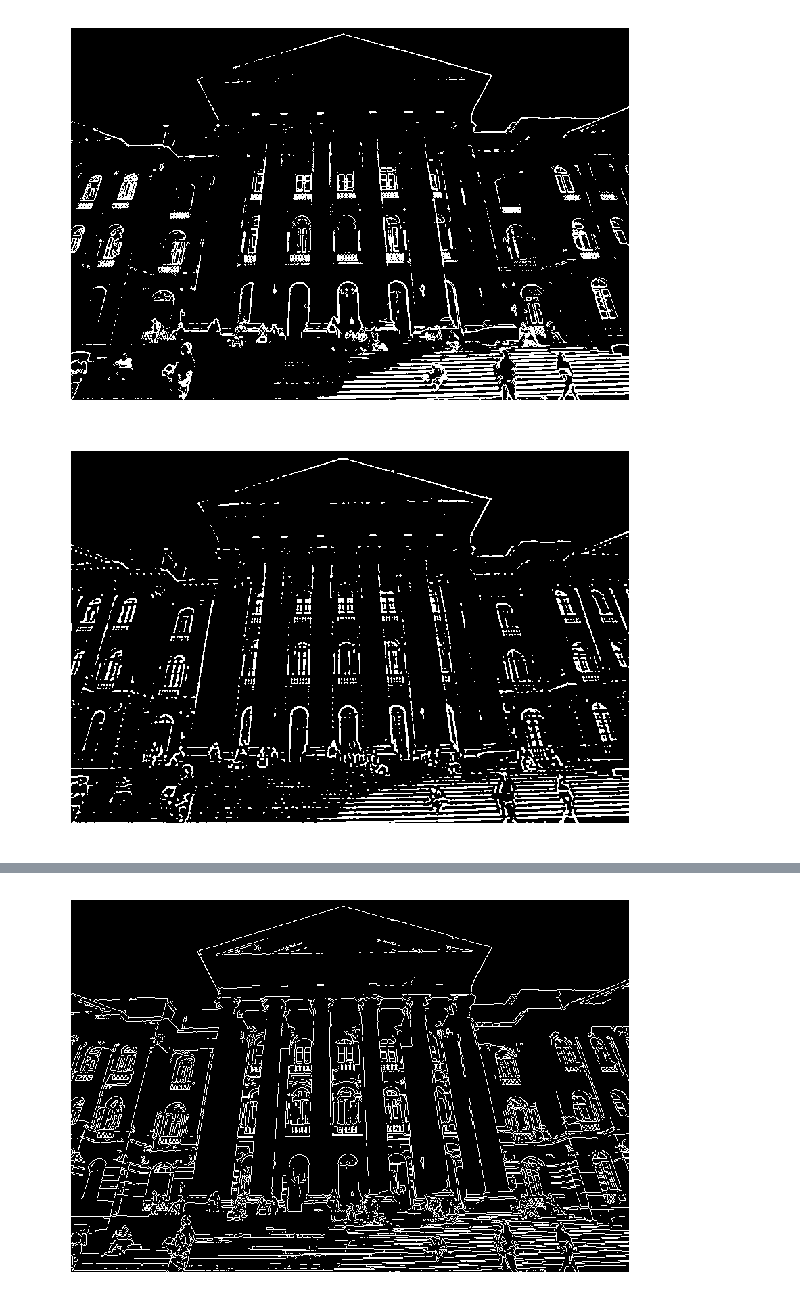
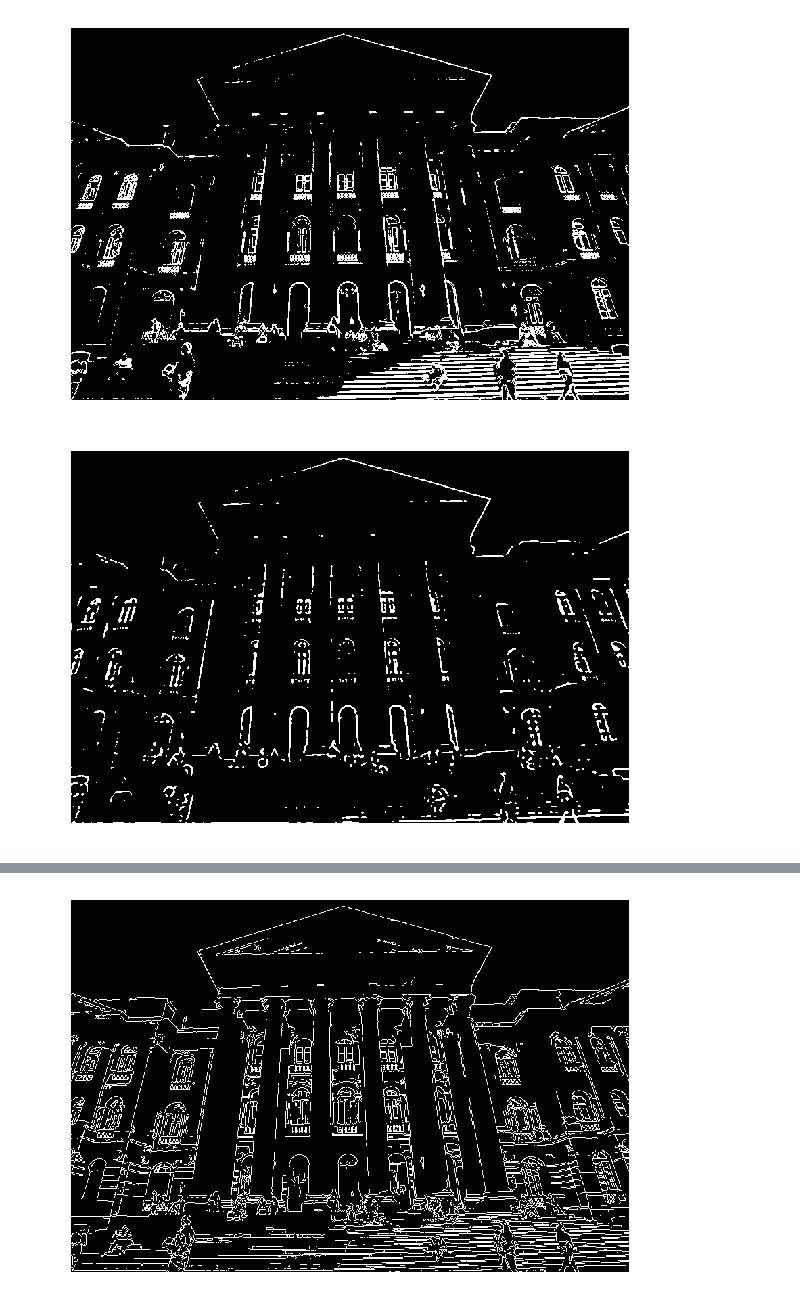
Before and after one commit to cordeirolibel/hough, a Jupyter notebook: hough.ipynb, the cells around one changed output, grey strips where cells are left out. Saved outputs shown, nothing was run; the diff lists cells and outputs as text; code cells hidden in the pictures.

Commit message:
fix lines bug and better grad

```diff
--- a/hough.ipynb
+++ b/hough.ipynb
@@ -47,14 +47,19 @@ imshow(im_bin)
 [figure]
 # %%
 def bin_im2(im_gray):
-    im_grad = cv2.Laplacian(im_gray,cv2.CV_32F,ksize=11)
+
+    im_gray = cv2.medianBlur(im_gray, 5)
+
+    im_grad = cv2.Laplacian(im_gray,cv2.CV_32F,ksize=7)
     im_grad[im_grad<0] = 0
     im_grad = __norm(im_grad)
+
     # Otsu's thresholding
     ret3,im_bin = cv2.threshold(im_grad,0,255,cv2.THRESH_OTSU)
+
     return im_bin
 
 im_bin = bin_im2(im_gray)
 imshow(im_bin)
 # %% [output]
-[figure, old version]
+[figure, new version]
```
Also changed, not shown: parts of 1 cell of this notebook, 3 other files.
